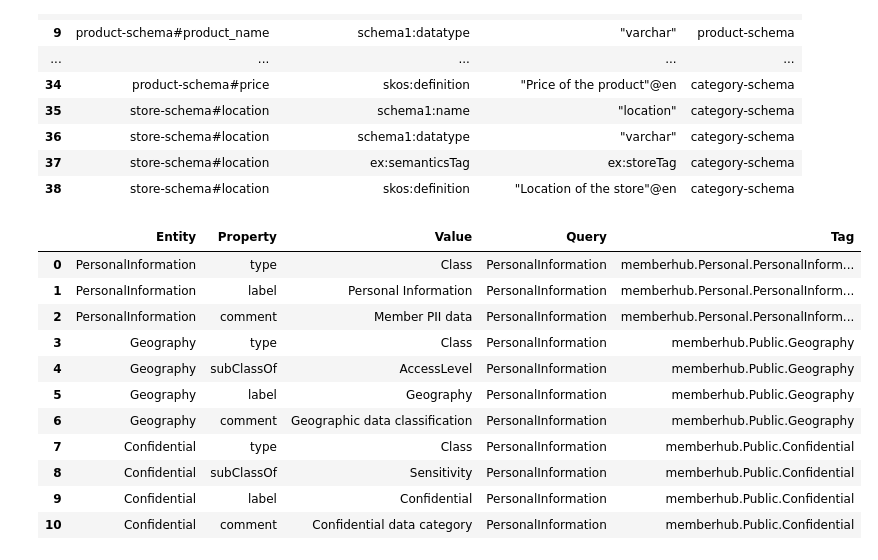
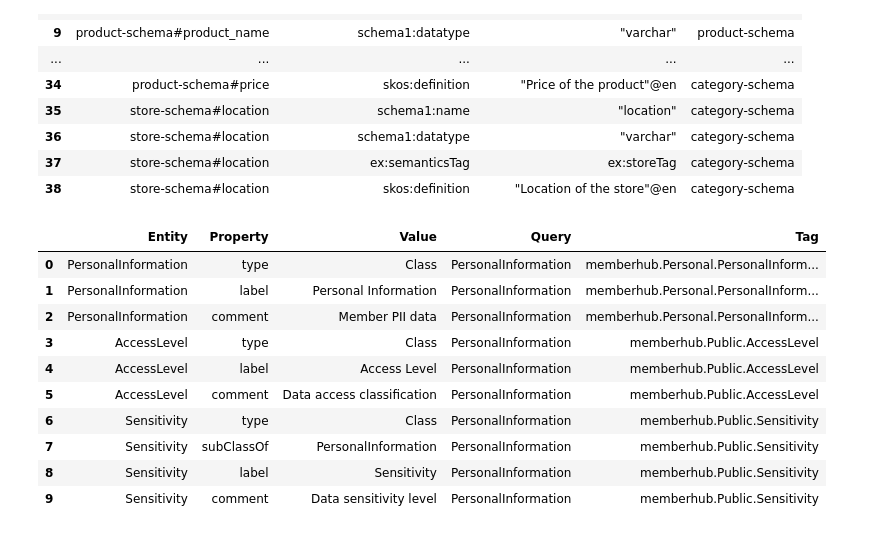
Before and after one commit to mgorav/rdf_based_tags, a Jupyter notebook: rdf_based_tags_1.4.ipynb, the cells around one changed output. Drawn from its saved outputs; the diff is of its cells as text; code cells hidden in the pictures.

Commit message:
member hub example

```diff
--- a/rdf_based_tags_1.4.ipynb
+++ b/rdf_based_tags_1.4.ipynb
@@ -1112,7 +1112,7 @@ indexer = RDFAnnoyIndexer(dimension=100)
 
 # Load RDF data from a Turtle formatted string
 turtle_data = """
-@prefix ns: <http://nike.com/memberhub/> .
+@prefix ns: <http://gonnect.org/memberhub/> .
 @prefix ex: <http://example.org/> .
 @prefix exschema: <http://example.org/schema#> .
 @prefix rdfs: <http://www.w3.org/2000/01/rdf-schema#> .
@@ -1140,39 +1140,38 @@ ns:Geography a rdfs:Class ;
     rdfs:comment "Geographic data classification" .
 
 ns:Confidential a rdfs:Class ;
     rdfs:subClassOf ns:Sensitivity ;
     rdfs:label "Confidential" ;
     rdfs:comment "Confidential data category" .
 
 ns:City a rdfs:Class ;
     rdfs:subClassOf ns:Geography ;
     rdfs:label "City" ;
     rdfs:comment "City level geographic data" .
 
 # Example of linking a table with tags for sensitivity and geography
 ex:MemberTable a ns:Table ;
     ns:hasSensitivity ns:Confidential ;
     ns:hasGeography ns:City .
 """
 
 indexer.load_rdf_data(turtle_data, format="turtle")
 
 # Retrieve similar tags for a given entity URI
-query_entity_uri = "http://nike.com/memberhub/PersonalInformation"
+query_entity_uri = "http://gonnect.org/memberhub/PersonalInformation"
 tags_df = indexer.retrieve_similar_tags(rdflib.URIRef(query_entity_uri), n=3)
 
 # Display the retrieved tags
 display(tags_df)
 # %% [output]
 |  | Entity | Property | Value | Query | Tag |
 | 0 | PersonalInformation | type | Class | PersonalInformation | memberhub.Personal.PersonalInform... |
 | 1 | PersonalInformation | label | Personal Information | PersonalInformation | memberhub.Personal.PersonalInform... |
 | 2 | PersonalInformation | comment | Member PII data | PersonalInformation | memberhub.Personal.PersonalInform... |
-| 3 | Geography | type | Class | PersonalInformation | memberhub.Public.Geography |
-| 4 | Geography | subClassOf | AccessLevel | PersonalInformation | memberhub.Public.Geography |
-| 5 | Geography | label | Geography | PersonalInformation | memberhub.Public.Geography |
-| 6 | Geography | comment | Geographic data classification | PersonalInformation | memberhub.Public.Geography |
-| 7 | Confidential | type | Class | PersonalInformation | memberhub.Public.Confidential |
-| 8 | Confidential | subClassOf | Sensitivity | PersonalInformation | memberhub.Public.Confidential |
-| 9 | Confidential | label | Confidential | PersonalInformation | memberhub.Public.Confidential |
-| 10 | Confidential | comment | Confidential data category | PersonalInformation | memberhub.Public.Confidential |
+| 3 | AccessLevel | type | Class | PersonalInformation | memberhub.Public.AccessLevel |
+| 4 | AccessLevel | label | Access Level | PersonalInformation | memberhub.Public.AccessLevel |
+| 5 | AccessLevel | comment | Data access classification | PersonalInformation | memberhub.Public.AccessLevel |
+| 6 | Sensitivity | type | Class | PersonalInformation | memberhub.Public.Sensitivity |
+| 7 | Sensitivity | subClassOf | PersonalInformation | PersonalInformation | memberhub.Public.Sensitivity |
+| 8 | Sensitivity | label | Sensitivity | PersonalInformation | memberhub.Public.Sensitivity |
+| 9 | Sensitivity | comment | Data sensitivity level | PersonalInformation | memberhub.Public.Sensitivity |
```
